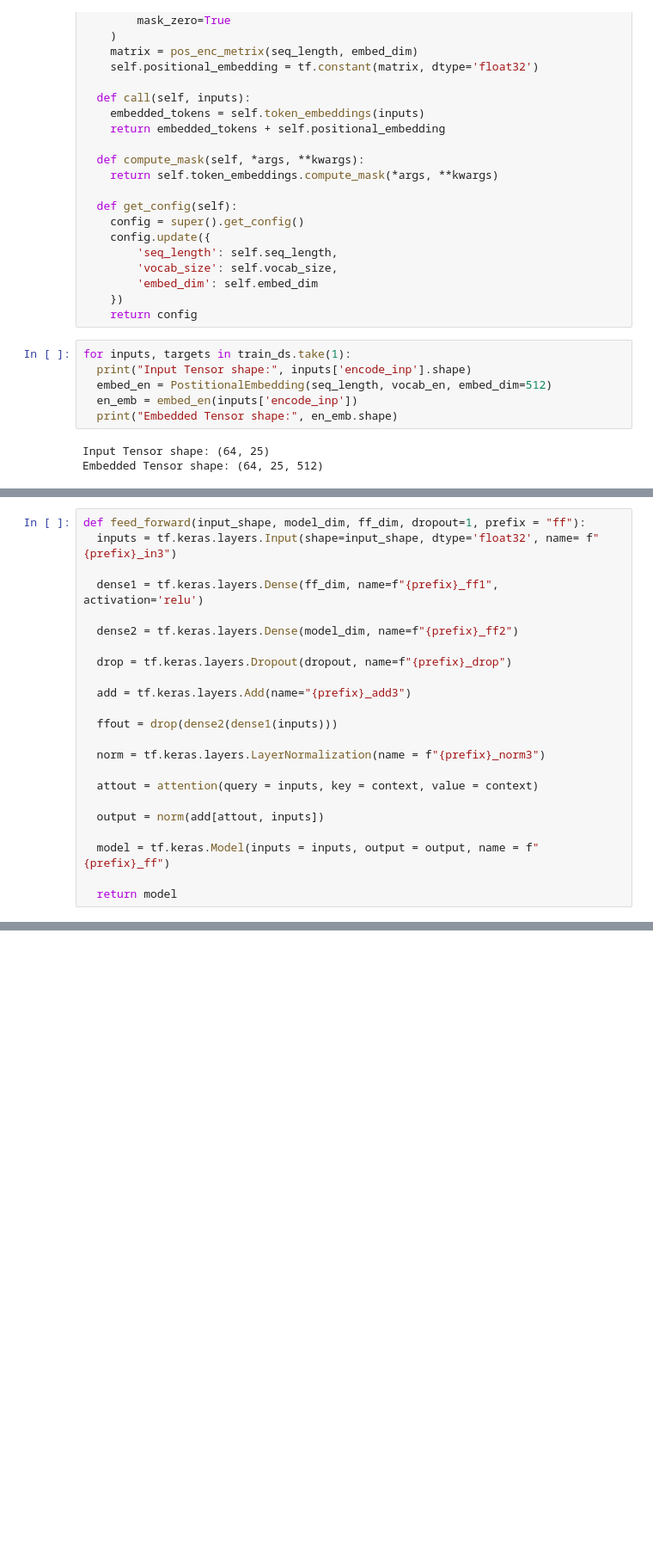
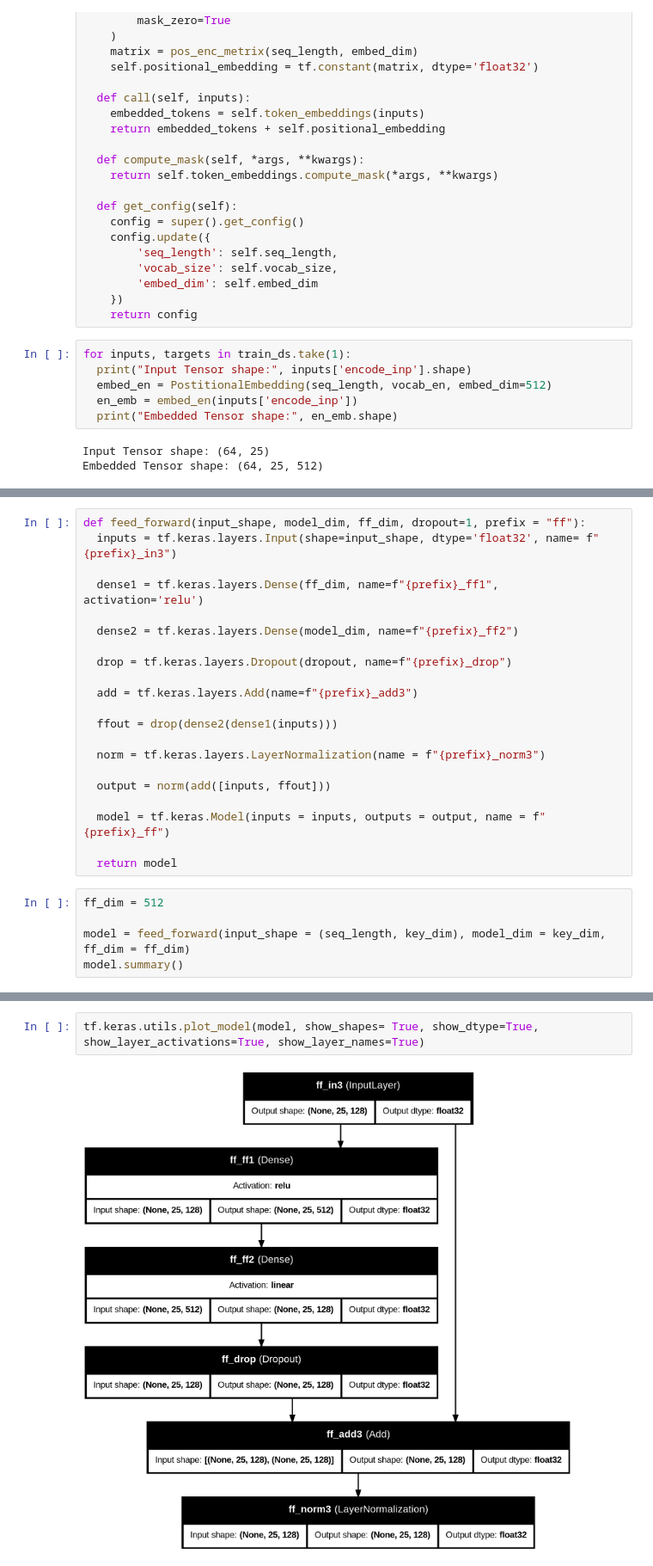
Before and after one commit to riteshbchauhan/ai-ml-dl-practice, a Jupyter notebook: ChatGPT_model_for_Language_Translation.ipynb, the cells around one changed output, grey strips where cells are left out. Shown at 86% size. Saved outputs shown, nothing was run; the diff lists cells and outputs as text; blank space fills up the shorter version.

```diff
--- a/ChatGPT_model_for_Language_Translation.ipynb
+++ b/ChatGPT_model_for_Language_Translation.ipynb
@@ -309,16 +362,19 @@ def feed_forward(input_shape, model_dim, ff_dim, dropout=1, prefix = "ff"):
 
   drop = tf.keras.layers.Dropout(dropout, name=f"{prefix}_drop")
 
-  add = tf.keras.layers.Add(name="{prefix}_add3")
+  add = tf.keras.layers.Add(name=f"{prefix}_add3")
 
   ffout = drop(dense2(dense1(inputs)))
 
   norm = tf.keras.layers.LayerNormalization(name = f"{prefix}_norm3")
 
-  attout = attention(query = inputs, key = context, value = context)
+  output = norm(add([inputs, ffout]))
 
-  output = norm(add[attout, inputs])
-
-  model = tf.keras.Model(inputs = inputs, output = output, name = f"{prefix}_ff")
+  model = tf.keras.Model(inputs = inputs, outputs = output, name = f"{prefix}_ff")
 
   return model
+# %%
+ff_dim = 512
+
+model = feed_forward(input_shape = (seq_length, key_dim), model_dim = key_dim, ff_dim = ff_dim)
+model.summary()
@@ -324,0 +403,4 @@ def feed_forward(input_shape, model_dim, ff_dim, dropout=1, prefix = "ff"):
+# %%
+tf.keras.utils.plot_model(model, show_shapes= True, show_dtype=True, show_layer_activations=True, show_layer_names=True)
+# %% [output]
+[figure, added]
```
Also changed, not shown: parts of 27 cells of this notebook.
